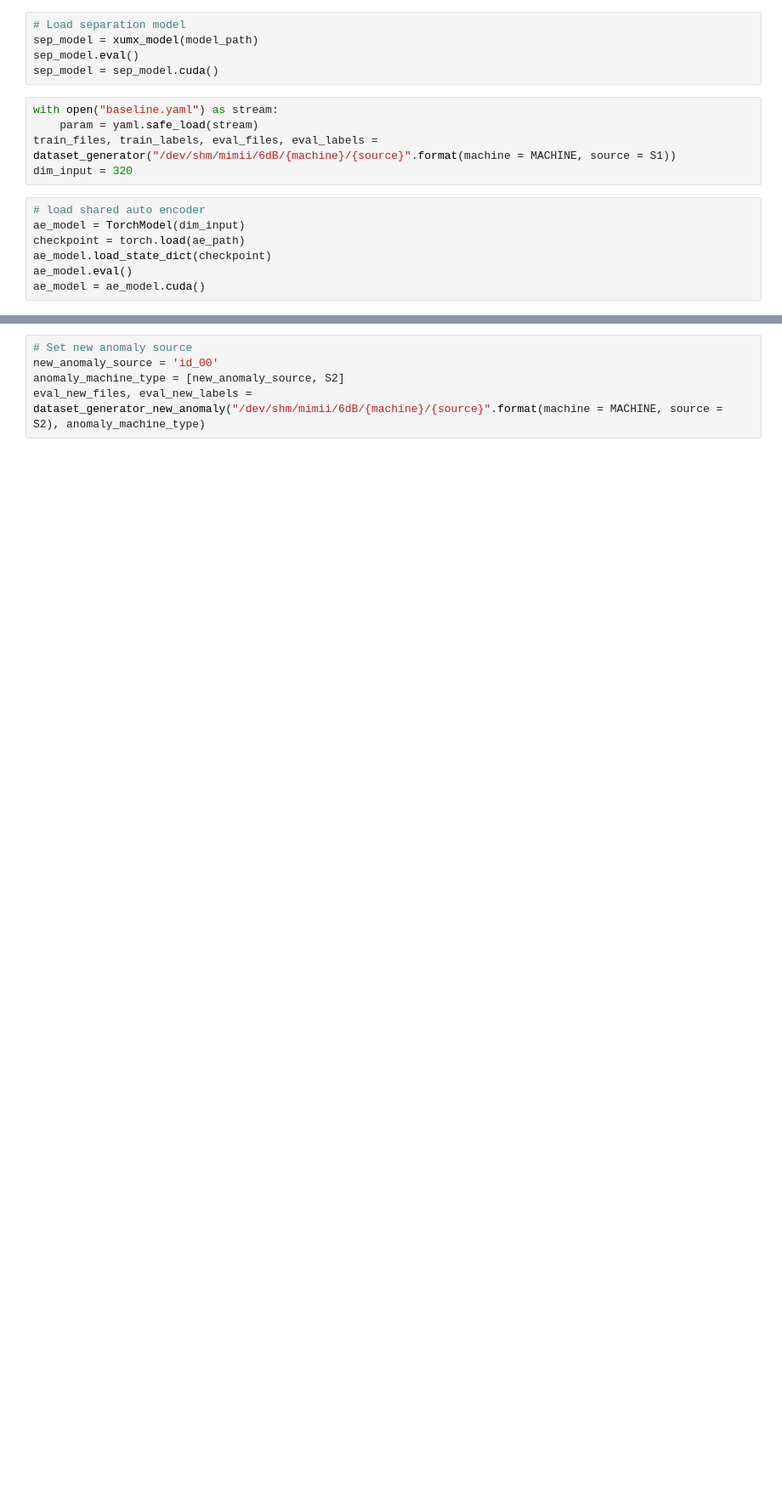
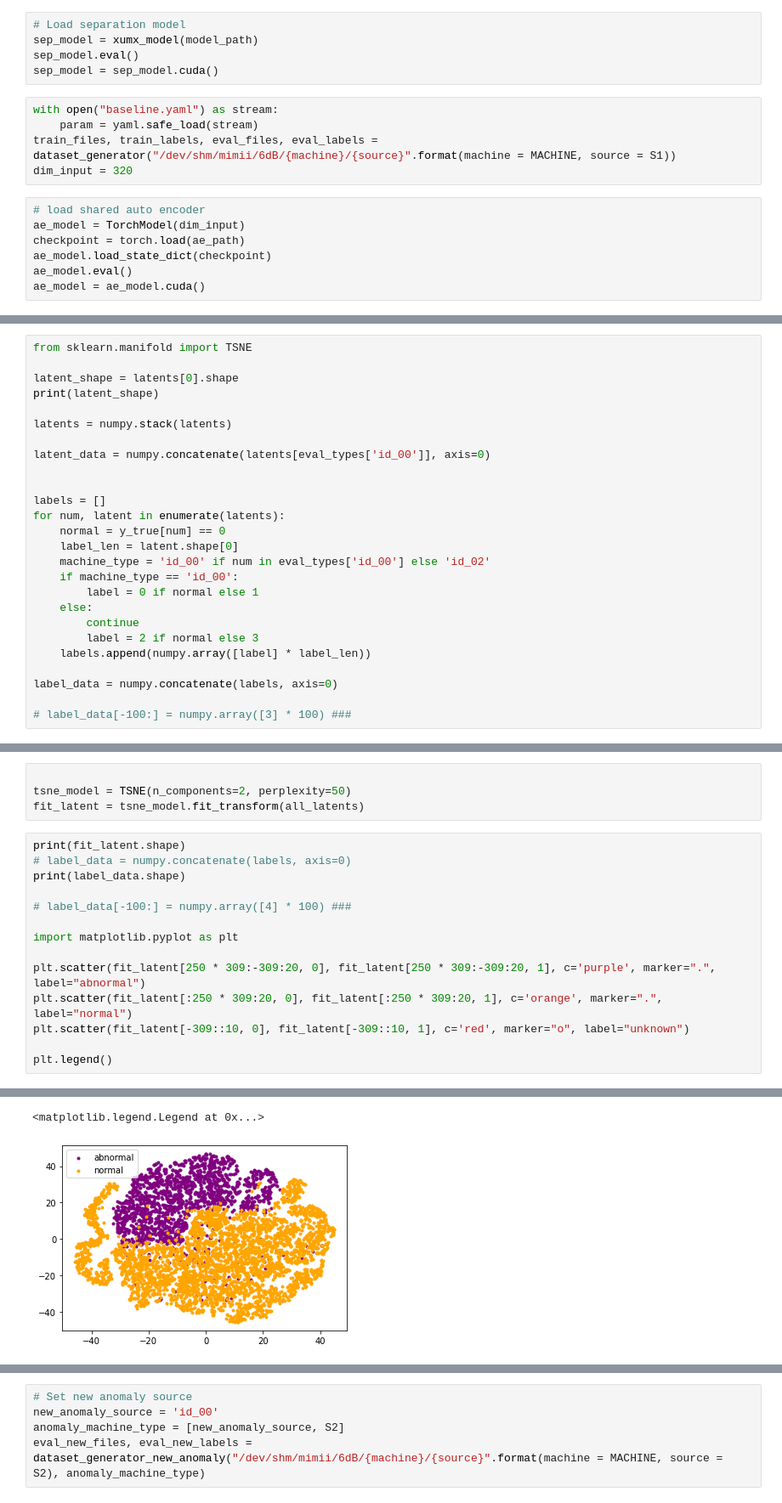
Before and after one commit to jc5201/asteroid, a Jupyter notebook: anomaly/anomaly_classification_shared.ipynb, the cells around one changed output, grey strips where cells are left out. Shown: that part at 85% size. Cells and saved outputs as stored; diff of their text form; blank space fills up the shorter version.

```diff
--- a/anomaly/anomaly_classification_shared.ipynb
+++ b/anomaly/anomaly_classification_shared.ipynb
@@ -464,0 +493,26 @@ SCORE: 0.5875666666666667
+# %%
+from sklearn.manifold import TSNE
+
+latent_shape = latents[0].shape
+print(latent_shape)
+
+latents = numpy.stack(latents)
+
+latent_data = numpy.concatenate(latents[eval_types['id_00']], axis=0)
+
+
+labels = []
+for num, latent in enumerate(latents):
+    normal = y_true[num] == 0
+    label_len = latent.shape[0]
+    machine_type = 'id_00' if num in eval_types['id_00'] else 'id_02'
+    if machine_type == 'id_00':
+        label = 0 if normal else 1
+    else:
+        continue
+        label = 2 if normal else 3
+    labels.append(numpy.array([label] * label_len))
+
+label_data = numpy.concatenate(labels, axis=0)
+
+# label_data[-100:] = numpy.array([3] * 100) ###
@@ -464,0 +568,19 @@ SCORE: 0.5875666666666667
+# %%
+
+tsne_model = TSNE(n_components=2, perplexity=50)
+fit_latent = tsne_model.fit_transform(all_latents)
+# %%
+print(fit_latent.shape)
+# label_data = numpy.concatenate(labels, axis=0)
+print(label_data.shape)
+
+# label_data[-100:] = numpy.array([4] * 100) ###
+
+import matplotlib.pyplot as plt
+
+plt.scatter(fit_latent[250 * 309:-309:20, 0], fit_latent[250 * 309:-309:20, 1], c='purple', marker=".", label="abnormal")
+plt.scatter(fit_latent[:250 * 309:20, 0], fit_latent[:250 * 309:20, 1], c='orange', marker=".", label="normal")
+plt.scatter(fit_latent[-309::10, 0], fit_latent[-309::10, 1], c='red', marker="o", label="unknown")
+
+plt.legend()
+# %% [output]
@@ -465,3 +589,5 @@ SCORE: 0.5875666666666667
+<matplotlib.legend.Legend at 0x...>
+[figure, added]
 # %%
 # calculate accuracy based on best threshold
 accuracy = {}
```
Also changed, not shown: parts of 10 cells of this notebook, 4 other files.
